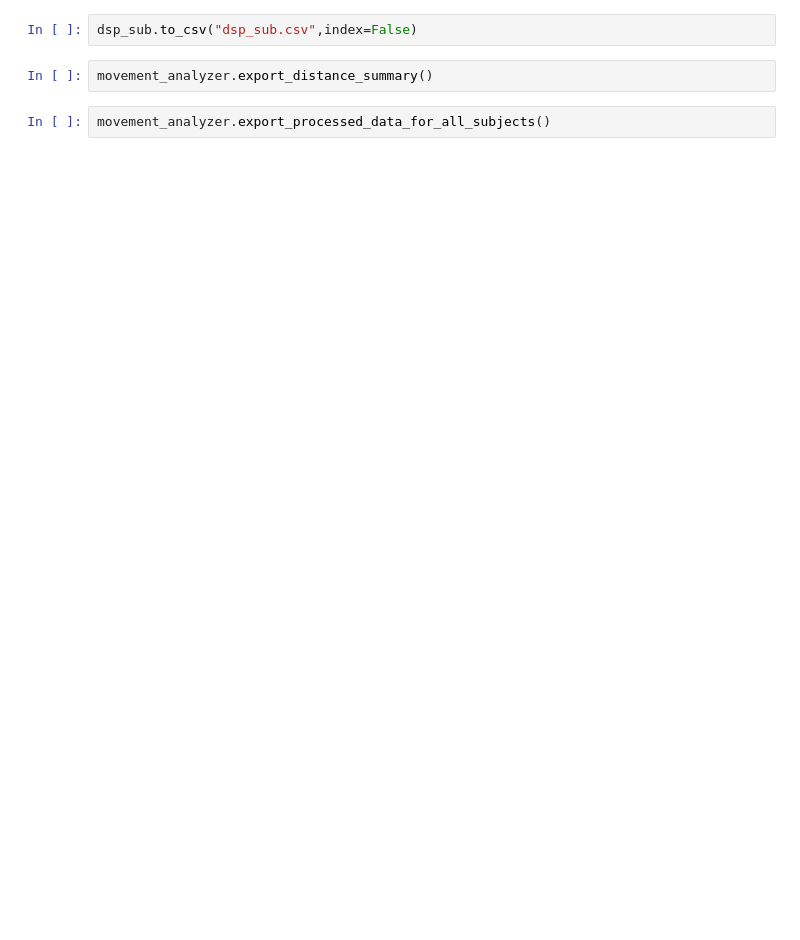
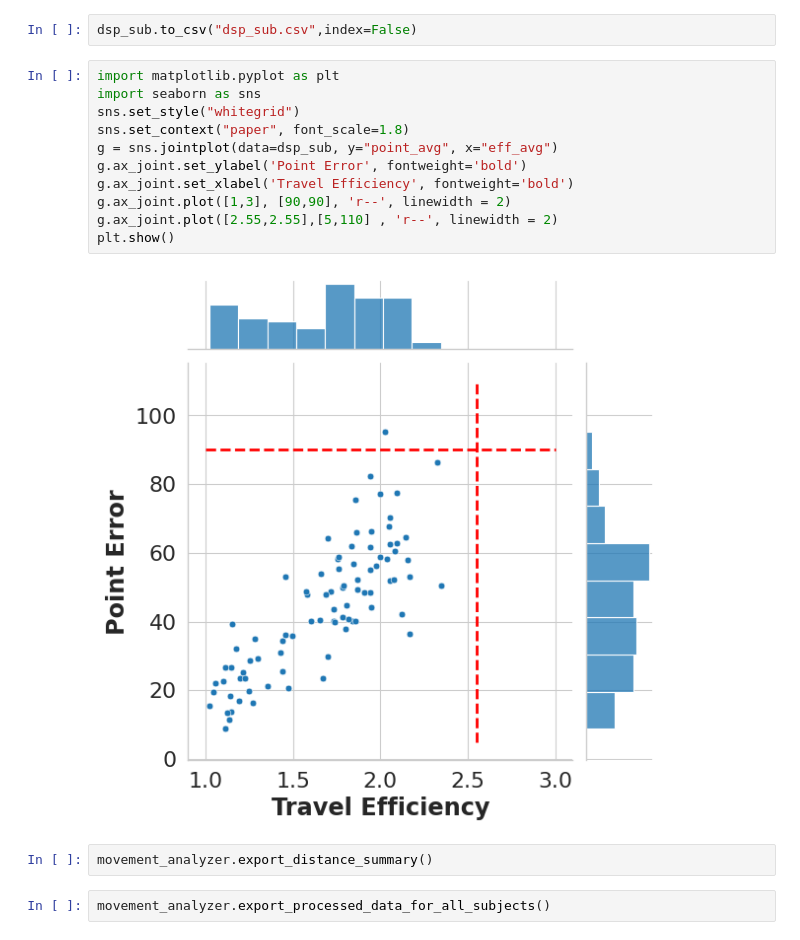
Before and after one commit to greasycat/NewDesktopDSP, a Jupyter notebook: main.ipynb, the cells around one changed output. Cells and saved outputs as stored; diff of their text form; blank space fills up the shorter version.

```diff
--- a/main.ipynb
+++ b/main.ipynb
@@ -191,5 +152,18 @@ dsp_sub
 # %%
 dsp_sub.to_csv("dsp_sub.csv",index=False)
+# %%
+import matplotlib.pyplot as plt
+import seaborn as sns
+sns.set_style("whitegrid")
+sns.set_context("paper", font_scale=1.8)
+g = sns.jointplot(data=dsp_sub, y="point_avg", x="eff_avg")
+g.ax_joint.set_ylabel('Point Error', fontweight='bold')
+g.ax_joint.set_xlabel('Travel Efficiency', fontweight='bold')
+g.ax_joint.plot([1,3], [90,90], 'r--', linewidth = 2)
+g.ax_joint.plot([2.55,2.55],[5,110] , 'r--', linewidth = 2)
+plt.show()
+# %% [output]
+[figure, added]
 # %%
 movement_analyzer.export_distance_summary()
 # %%
```
Also changed, not shown: parts of 14 cells of this notebook, 1 other file.
